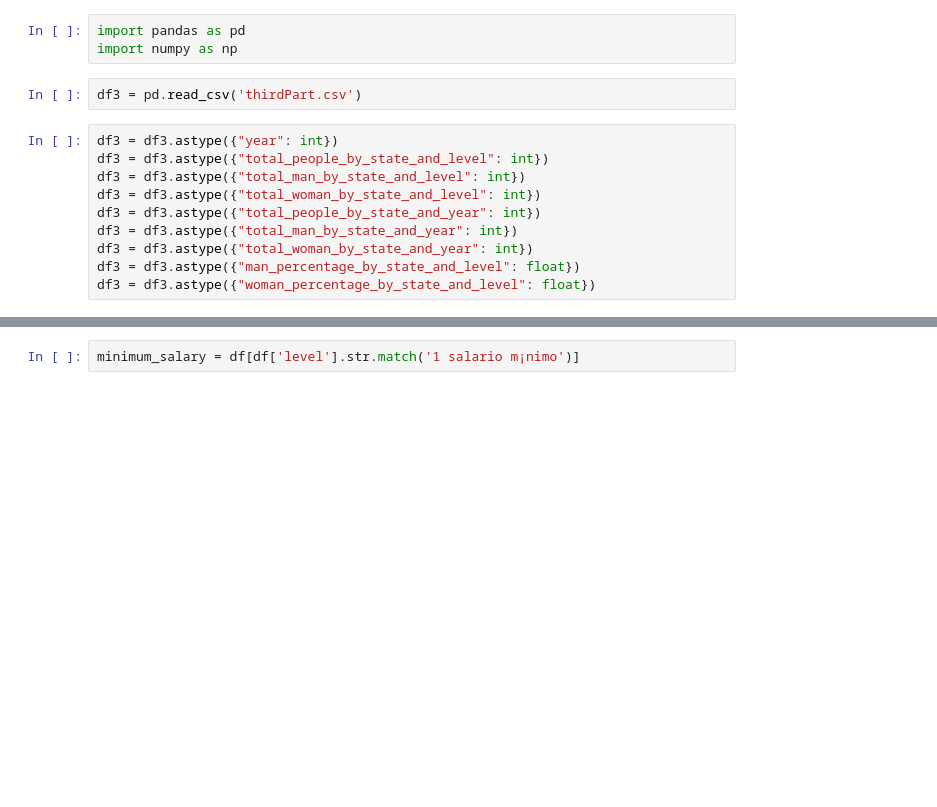
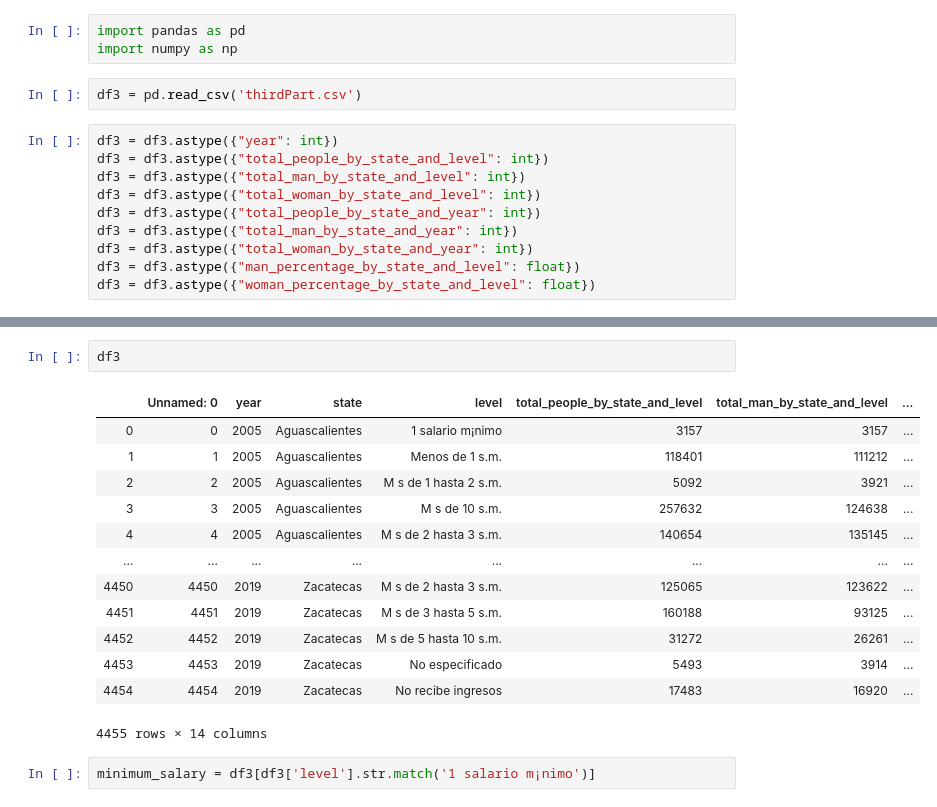
Before and after one commit to skuarch/salarios, a Jupyter notebook: salarios3.ipynb, the cells around one changed output, grey strips where cells are left out. Saved outputs shown, nothing was run; the diff lists cells and outputs as text; blank space fills up the shorter version.

```diff
--- a/salarios3.ipynb
+++ b/salarios3.ipynb
@@ -50,5 +34,21 @@ df
+# %%
+df3
+# %% [output]
+|  | Unnamed: 0 | year | state | level | total_people_by_state_and_level | total_man_by_state_and_level | ... |
+| 0 | 0 | 2005 | Aguascalientes | 1 salario m¡nimo | 3157 | 3157 | ... |
+| 1 | 1 | 2005 | Aguascalientes | Menos de 1 s.m. | 118401 | 111212 | ... |
+| 2 | 2 | 2005 | Aguascalientes | M s de 1 hasta 2 s.m. | 5092 | 3921 | ... |
+| 3 | 3 | 2005 | Aguascalientes | M s de 10 s.m. | 257632 | 124638 | ... |
+| 4 | 4 | 2005 | Aguascalientes | M s de 2 hasta 3 s.m. | 140654 | 135145 | ... |
+| ... | ... | ... | ... | ... | ... | ... | ... |
+| 4450 | 4450 | 2019 | Zacatecas | M s de 2 hasta 3 s.m. | 125065 | 123622 | ... |
+| 4451 | 4451 | 2019 | Zacatecas | M s de 3 hasta 5 s.m. | 160188 | 93125 | ... |
+| 4452 | 4452 | 2019 | Zacatecas | M s de 5 hasta 10 s.m. | 31272 | 26261 | ... |
+| 4453 | 4453 | 2019 | Zacatecas | No especificado | 5493 | 3914 | ... |
+| 4454 | 4454 | 2019 | Zacatecas | No recibe ingresos | 17483 | 16920 | ... |
+4455 rows × 14 columns
 # %%
-minimum_salary = df[df['level'].str.match('1 salario m¡nimo')]
+minimum_salary = df3[df3['level'].str.match('1 salario m¡nimo')]
 # %%
 minimum_salary
 # %% [output]
```
Also changed, not shown: parts of 5 cells of this notebook.
